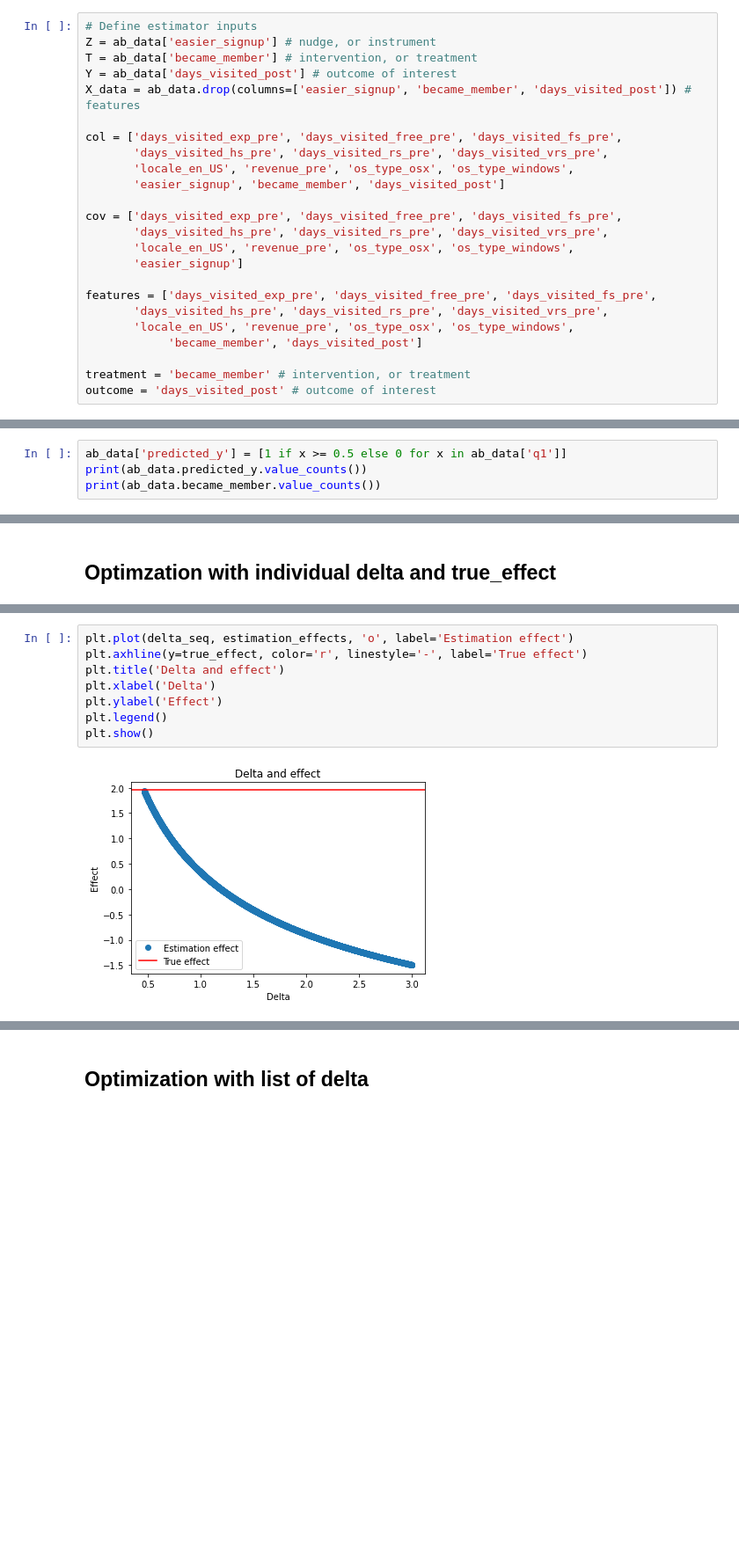
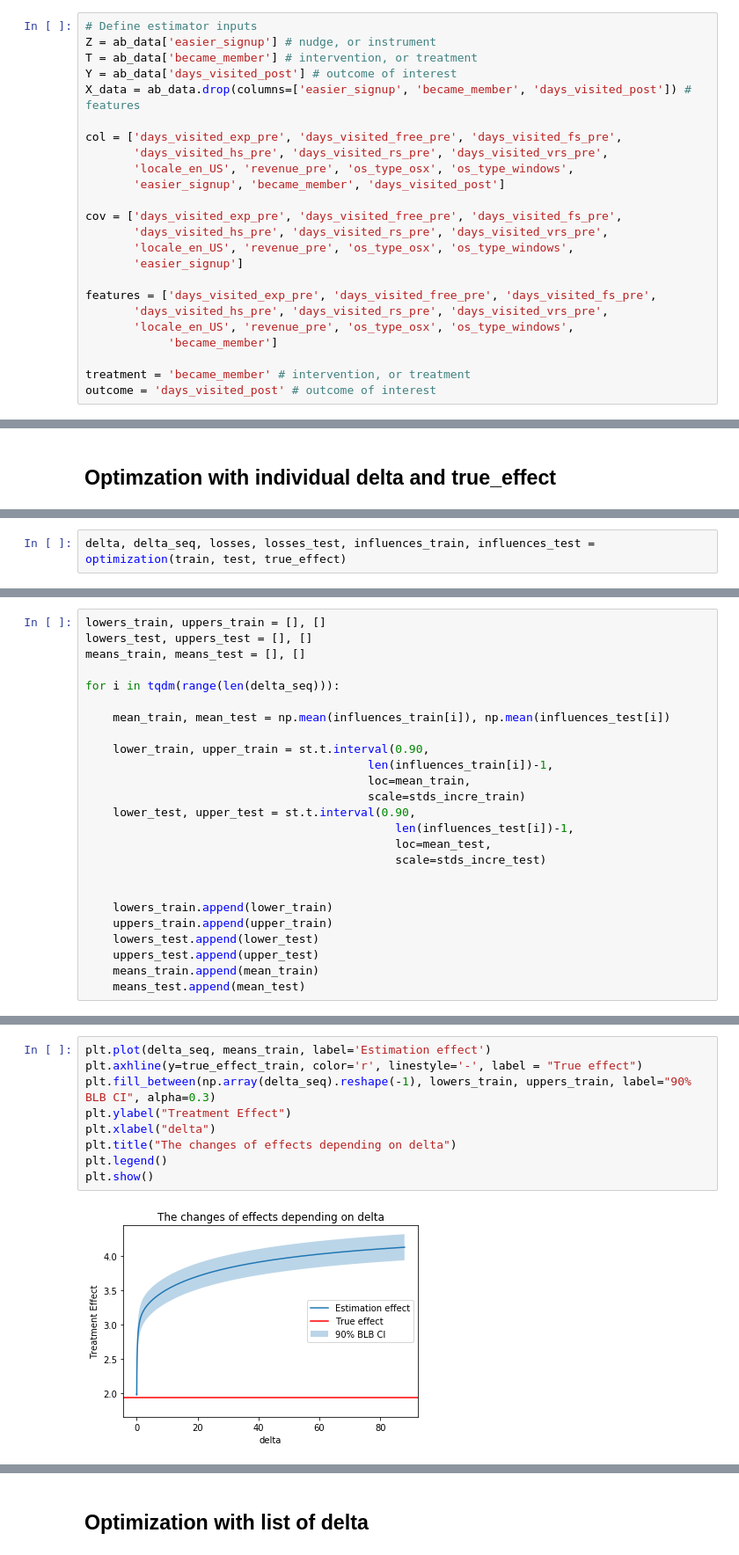
Before and after one commit to tridungduong16/InterpretableMachineLearning-ComprehensiveSurvey, a Jupyter notebook: Source Code/my_work/experiment/application/Case Study - Recommendation AB Testing at An Online Travel Company.ipynb, the cells around one changed output, grey strips where cells are left out. Shown: that part at 88% size. Saved outputs shown, nothing was run; the diff lists cells and outputs as text; blank space fills up the shorter version.

```diff
--- a/Source Code/my_work/experiment/application/Case Study - Recommendation AB Testing at An Online Travel Company.ipynb
+++ b/Source Code/my_work/experiment/application/Case Study - Recommendation AB Testing at An Online Travel Company.ipynb
@@ -109,7 +194,7 @@ cov = ['days_visited_exp_pre', 'days_visited_free_pre', 'days_visited_fs_pre',
 features = ['days_visited_exp_pre', 'days_visited_free_pre', 'days_visited_fs_pre',
        'days_visited_hs_pre', 'days_visited_rs_pre', 'days_visited_vrs_pre',
        'locale_en_US', 'revenue_pre', 'os_type_osx', 'os_type_windows',
-            'became_member', 'days_visited_post']
+            'became_member']
 
 treatment = 'became_member' # intervention, or treatment
 outcome = 'days_visited_post' # outcome of interest
@@ -148,4 +206,0 @@ True effect 1.94
-# %%
-ab_data['predicted_y'] = [1 if x >= 0.5 else 0 for x in ab_data['q1']]
-print(ab_data.predicted_y.value_counts())
-print(ab_data.became_member.value_counts())
@@ -217,0 +344,2 @@ min(delta_seq), max(delta_seq)
+# %%
+delta, delta_seq, losses, losses_test, influences_train, influences_test = optimization(train, test, true_effect)
@@ -217,0 +372,25 @@ min(delta_seq), max(delta_seq)
+# %%
+lowers_train, uppers_train = [], []
+lowers_test, uppers_test = [], []
+means_train, means_test = [], []
+
+for i in tqdm(range(len(delta_seq))):
+
+    mean_train, mean_test = np.mean(influences_train[i]), np.mean(influences_test[i])
+
+    lower_train, upper_train = st.t.interval(0.90,
+                                         len(influences_train[i])-1,
+                                         loc=mean_train,
+                                         scale=stds_incre_train)
+    lower_test, upper_test = st.t.interval(0.90,
+                                             len(influences_test[i])-1,
+                                             loc=mean_test,
+                                             scale=stds_incre_test)
+
+
+    lowers_train.append(lower_train)
+    uppers_train.append(upper_train)
+    lowers_test.append(lower_test)
+    uppers_test.append(upper_test)
+    means_train.append(mean_train)
+    means_test.append(mean_test)
@@ -218,10 +426,11 @@ min(delta_seq), max(delta_seq)
 # %%
-plt.plot(delta_seq, estimation_effects, 'o', label='Estimation effect')
-plt.axhline(y=true_effect, color='r', linestyle='-', label='True effect')
-plt.title('Delta and effect')
-plt.xlabel('Delta')
-plt.ylabel('Effect')
+plt.plot(delta_seq, means_train, label='Estimation effect')
+plt.axhline(y=true_effect_train, color='r', linestyle='-', label = "True effect")
+plt.fill_between(np.array(delta_seq).reshape(-1), lowers_train, uppers_train, label="90% BLB CI", alpha=0.3)
+plt.ylabel("Treatment Effect")
+plt.xlabel("delta")
+plt.title("The changes of effects depending on delta")
 plt.legend()
 plt.show()
 # %% [output]
-[figure, old version]
+[figure, new version]
```
Also changed, not shown: parts of 26 cells of this notebook, 52 other files.
